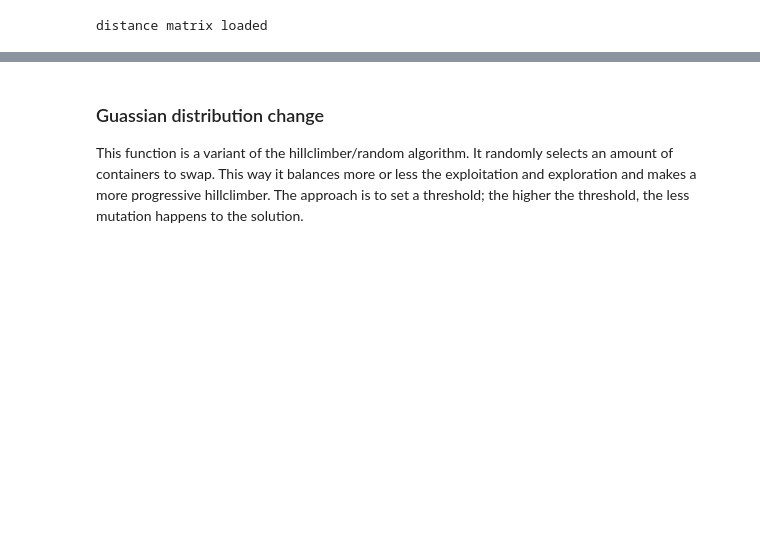
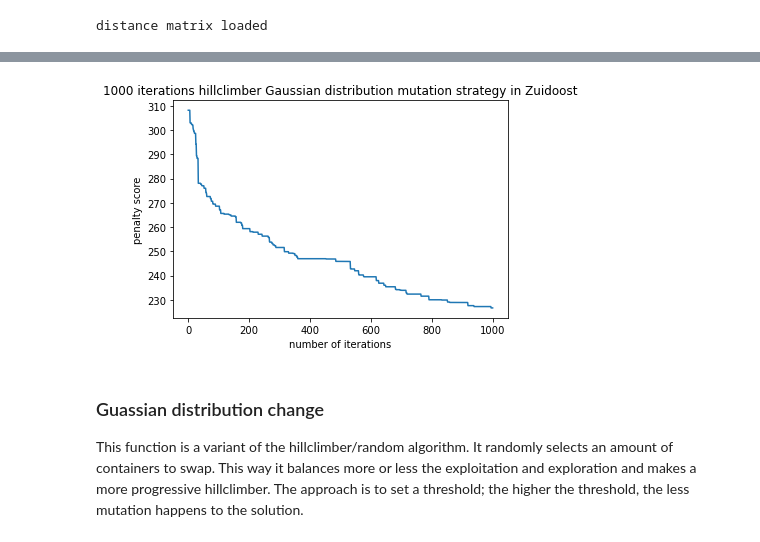
Before and after one commit to corne12345/Amsterdam_carbage_thesis, a Jupyter notebook: Notebooks/20200430 - Alternative Mutation strategies.ipynb, the cells around one changed output, grey strips where cells are left out. Cells and saved outputs as stored; diff of their text form; code cells hidden in the pictures; blank space fills up the shorter version.

```diff
--- a/Notebooks/20200430 - Alternative Mutation strategies.ipynb
+++ b/Notebooks/20200430 - Alternative Mutation strategies.ipynb
@@ -34,3 +61,10 @@ distance matrix loaded
+# %%
+plt = hillclimber_df['best'].plot(title='1000 iterations hillclimber Gaussian distribution mutation strategy in Zuidoost')
+plt.set_xlabel('number of iterations')
+plt.set_ylabel('penalty score')
+plt.figure.savefig('20200503hillclimbergaussian.pdf')
+# %% [output]
+[figure, added]
 # %% [markdown]
 ### Guassian distribution change
 This function is a variant of the hillclimber/random algorithm. It randomly selects an amount of containers to swap. This way it balances more or less the exploitation and exploration and makes a more progressive hillclimber. The approach is to set a threshold; the higher the threshold, the less mutation happens to the solution.
```
Also changed, not shown: parts of 6 cells of this notebook, 11 other files.
